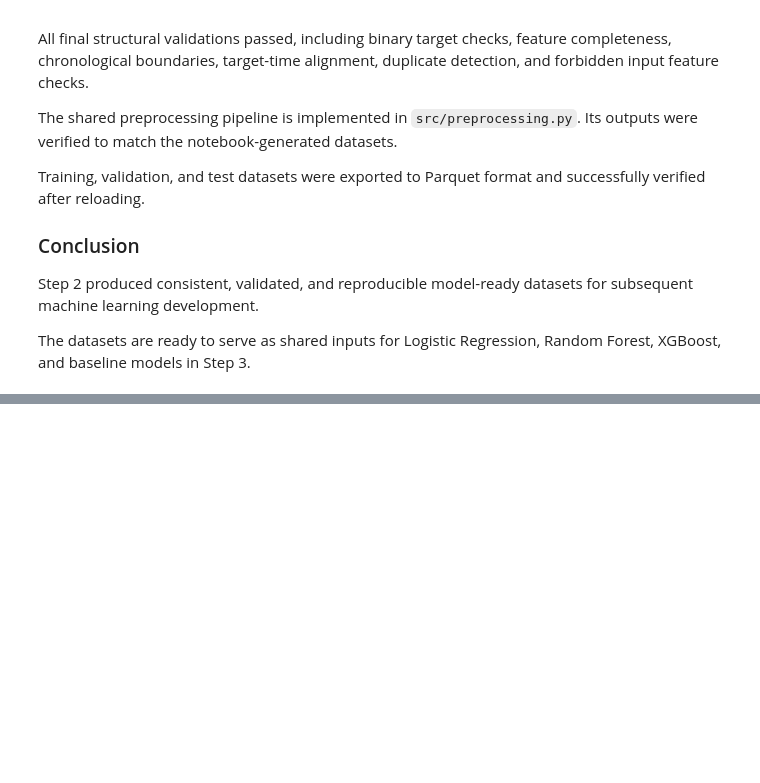
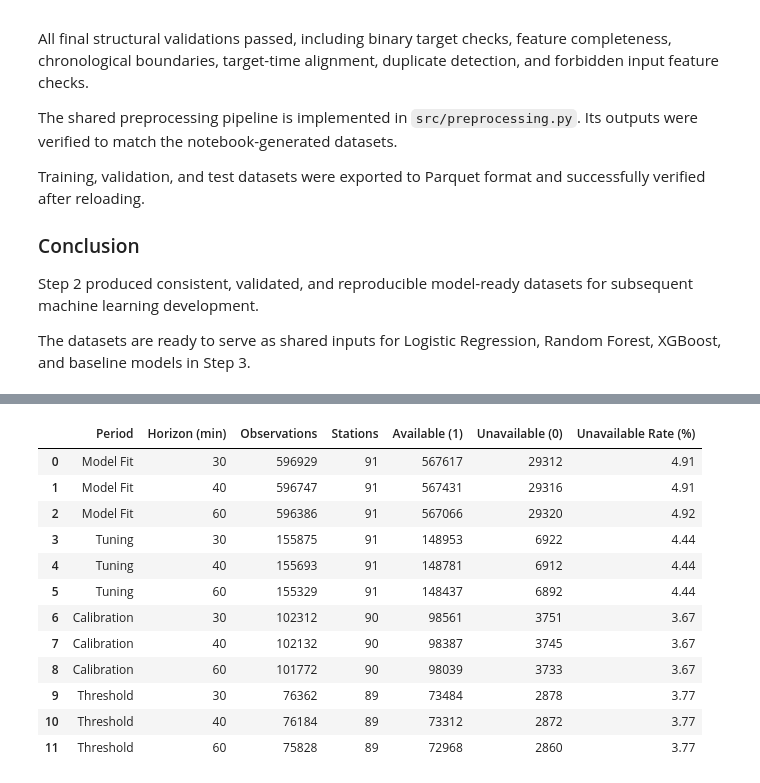
Before and after one commit to sametsav/VoltAhead, a Jupyter notebook: notebooks/05_preprocessing.ipynb, the cells around one changed output, grey strips where cells are left out. Saved outputs shown, nothing was run; the diff lists cells and outputs as text; code cells hidden in the pictures; blank space fills up the shorter version.

Commit message:
Finalize Step 2 dataset contract and validation

```diff
--- a/notebooks/05_preprocessing.ipynb
+++ b/notebooks/05_preprocessing.ipynb
@@ -2348,0 +2616,96 @@ The datasets are ready to serve as shared inputs for Logistic Regression, Random
+# %%
+
+# Define shared internal chronological periods
+INTERNAL_SPLITS = {
+    "Model Fit": ("2022-12-01", "2022-12-24"),
+    "Tuning": ("2022-12-24", "2022-12-30"),
+    "Calibration": ("2022-12-30", "2023-01-03"),
+    "Threshold": ("2023-01-03", "2023-01-06")
+}
+
+internal_datasets = {}
+internal_results = []
+
+for period_name, (start, end) in INTERNAL_SPLITS.items():
+
+    start = pd.Timestamp(start)
+    end = pd.Timestamp(end)
+
+    # Prevent targets from crossing internal period boundaries
+    period_mask = (
+        train_df["time"].ge(start)
+        & train_df["time"].lt(end)
+        & train_df["target_time"].lt(end)
+    )
+
+    subset = train_df.loc[period_mask]
+    internal_datasets[period_name] = subset
+
+    for horizon in prediction_horizons:
+
+        horizon_subset = subset[
+            subset["prediction_horizon"] == horizon
+        ]
+
+        available = int(
+            (horizon_subset["target"] == 1).sum()
+        )
+
+        unavailable = int(
+            (horizon_subset["target"] == 0).sum()
+        )
+
+        total = len(horizon_subset)
+
+        internal_results.append({
+            "Period": period_name,
+            "Horizon (min)": horizon,
+            "Observations": total,
+            "Stations": horizon_subset["station_id"].nunique(),
+            "Available (1)": available,
+            "Unavailable (0)": unavailable,
+            "Unavailable Rate (%)": round(
+                unavailable / total * 100, 2
+            ) if total > 0 else np.nan
+        })
+
+internal_split_summary = pd.DataFrame(internal_results)
+
+# Validate class representation
+assert (internal_split_summary["Available (1)"] > 0).all()
+assert (internal_split_summary["Unavailable (0)"] > 0).all()
+
+# Validate target-time boundaries
+for period_name, subset in internal_datasets.items():
+
+    start, end = INTERNAL_SPLITS[period_name]
+    start = pd.Timestamp(start)
+    end = pd.Timestamp(end)
+
+    assert subset["time"].ge(start).all()
+    assert subset["time"].lt(end).all()
+    assert subset["target_time"].lt(end).all()
+
+# Display and export
+display(internal_split_summary)
+
+internal_split_summary.to_csv(
+    TABLES_DIR / "internal_split_summary.csv",
+    index=False
+)
+
+print("All internal chronological periods validated successfully.")
+# %% [output]
+|  | Period | Horizon (min) | Observations | Stations | Available (1) | Unavailable (0) | Unavailable Rate (%) |
+| 0 | Model Fit | 30 | 596929 | 91 | 567617 | 29312 | 4.91 |
+| 1 | Model Fit | 40 | 596747 | 91 | 567431 | 29316 | 4.91 |
+| 2 | Model Fit | 60 | 596386 | 91 | 567066 | 29320 | 4.92 |
+| 3 | Tuning | 30 | 155875 | 91 | 148953 | 6922 | 4.44 |
+| 4 | Tuning | 40 | 155693 | 91 | 148781 | 6912 | 4.44 |
+| 5 | Tuning | 60 | 155329 | 91 | 148437 | 6892 | 4.44 |
+| 6 | Calibration | 30 | 102312 | 90 | 98561 | 3751 | 3.67 |
+| 7 | Calibration | 40 | 102132 | 90 | 98387 | 3745 | 3.67 |
+| 8 | Calibration | 60 | 101772 | 90 | 98039 | 3733 | 3.67 |
+| 9 | Threshold | 30 | 76362 | 89 | 73484 | 2878 | 3.77 |
+| 10 | Threshold | 40 | 76184 | 89 | 73312 | 2872 | 3.77 |
+| 11 | Threshold | 60 | 75828 | 89 | 72968 | 2860 | 3.77 |
```
Also changed, not shown: parts of 14 cells of this notebook, 6 other files.
